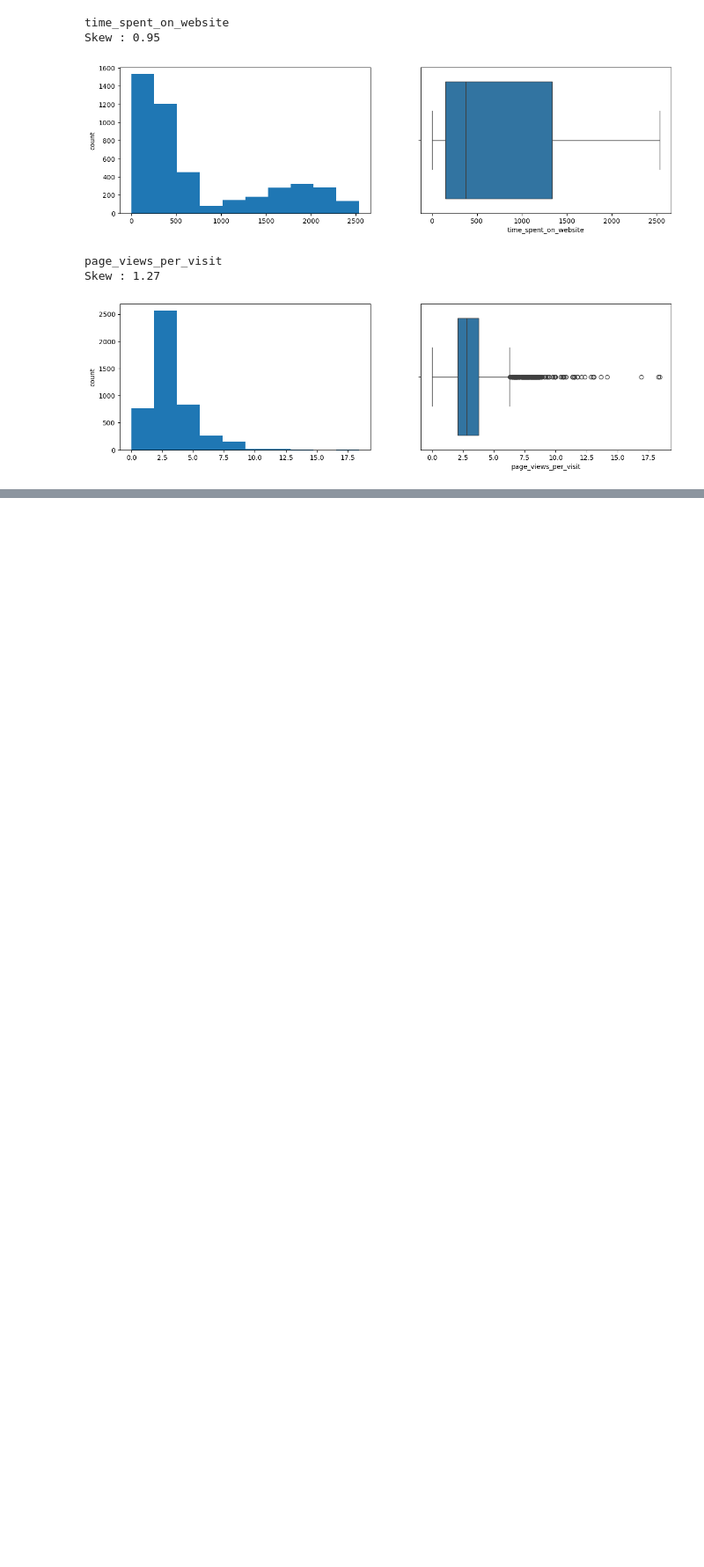
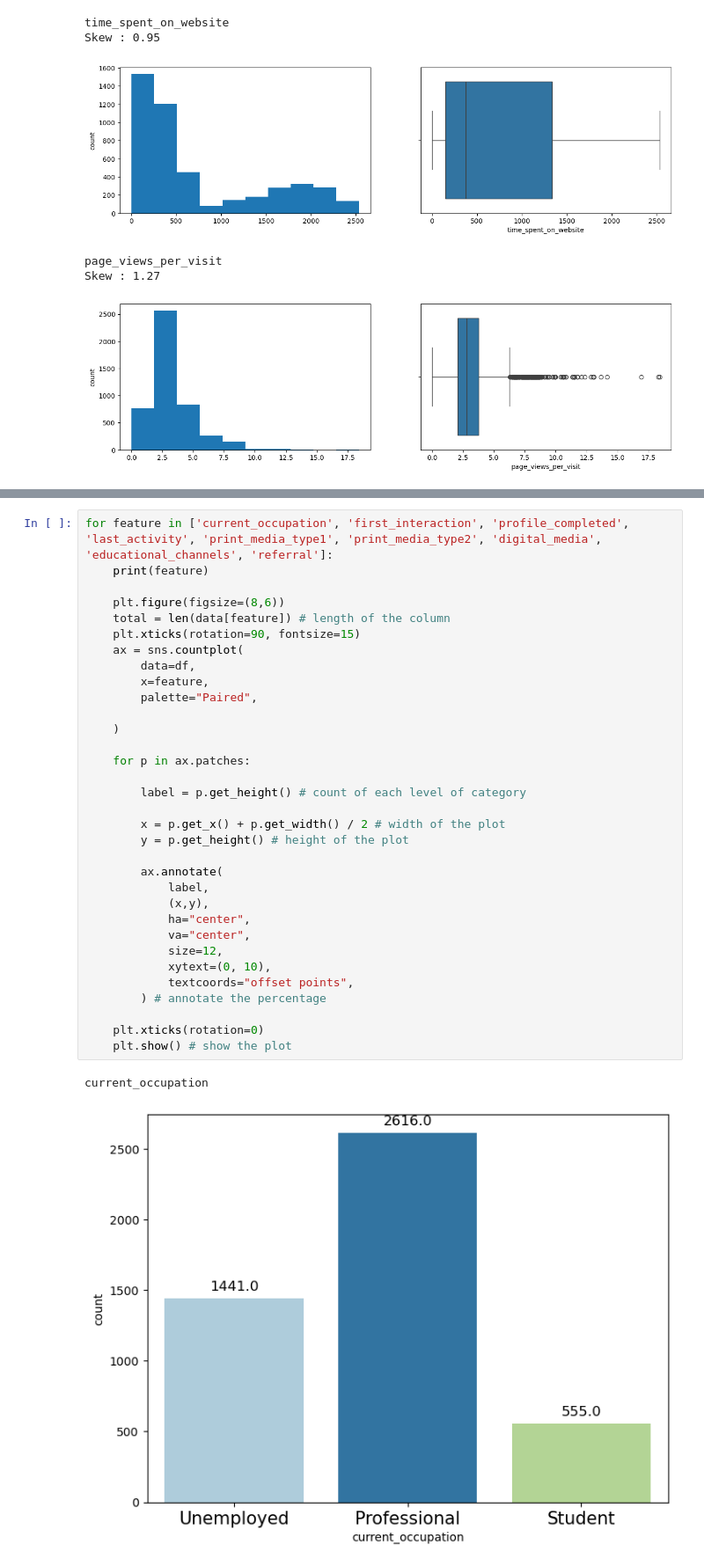
Before and after one commit to hounfodji/for_data_and_ai, a Jupyter notebook: potential_customers_prediction/main.ipynb, the cells around one changed output, grey strips where cells are left out. Shown at 88% size. Cells and saved outputs as stored; diff of their text form; blank space fills up the shorter version.

```diff
--- a/potential_customers_prediction/main.ipynb
+++ b/potential_customers_prediction/main.ipynb
@@ -358,0 +369,36 @@ Skew : 1.27
+# %%
+for feature in ['current_occupation', 'first_interaction', 'profile_completed', 'last_activity', 'print_media_type1', 'print_media_type2', 'digital_media', 'educational_channels', 'referral']:
+    print(feature)
+
+    plt.figure(figsize=(8,6))
+    total = len(data[feature]) # length of the column
+    plt.xticks(rotation=90, fontsize=15)
+    ax = sns.countplot(
+        data=df,
+        x=feature,
+        palette="Paired",
+
+    )
+
+    for p in ax.patches:
+
+        label = p.get_height() # count of each level of category
+
+        x = p.get_x() + p.get_width() / 2 # width of the plot
+        y = p.get_height() # height of the plot
+
+        ax.annotate(
+            label,
+            (x,y),
+            ha="center",
+            va="center",
+            size=12,
+            xytext=(0, 10),
+            textcoords="offset points",
+        ) # annotate the percentage
+
+    plt.xticks(rotation=0)
+    plt.show() # show the plot
+# %% [output]
+current_occupation
+[figure, added]
```
Also changed, not shown: parts of 52 cells of this notebook.
